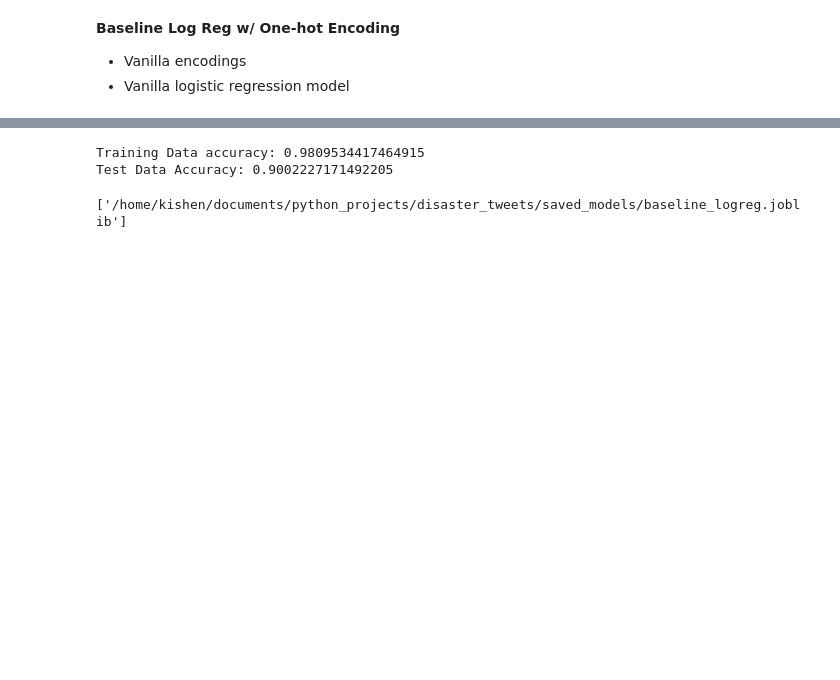
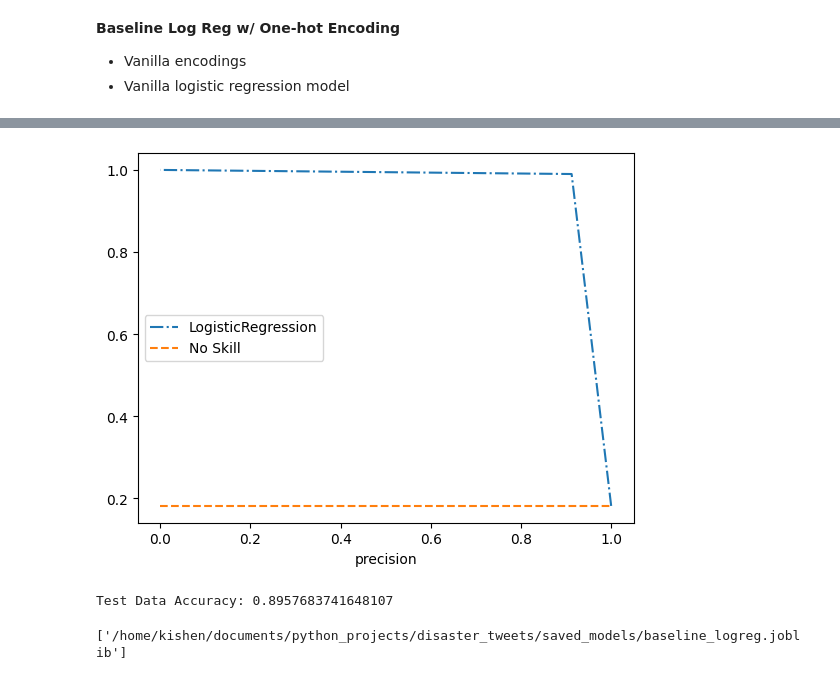
Before and after one commit to KishenSharma6/disaster_tweets, a Jupyter notebook: notebooks/baseline_model.ipynb, the cells around one changed output, grey strips where cells are left out. Drawn from its saved outputs; the diff is of its cells as text; code cells hidden in the pictures; blank space fills up the shorter version.

```diff
--- a/notebooks/baseline_model.ipynb
+++ b/notebooks/baseline_model.ipynb
@@ -50,15 +69,11 @@ Size of training vocabulary: 22564
+# %%
+base_evaluation.precision_recall_curve(model_type = "LogisticRegression")
+# %% [output]
+[figure, added]
 # %%
-from sklearn.linear_model import LogisticRegression
-
-#train model
-lr_base = LogisticRegression()
-lr_base.fit(train_bow, y_train)
-
-print("Training Data accuracy:", lr_base.score(train_bow, y_train))
 
 #deploy base model on test
 print("Test Data Accuracy:", lr_base.score(test_bow, y_test))
 # %% [output]
-Training Data accuracy: 0.9809534417464915
-Test Data Accuracy: 0.9002227171492205
+Test Data Accuracy: 0.8957683741648107
 # %%
```
Also changed, not shown: parts of 6 cells of this notebook.
